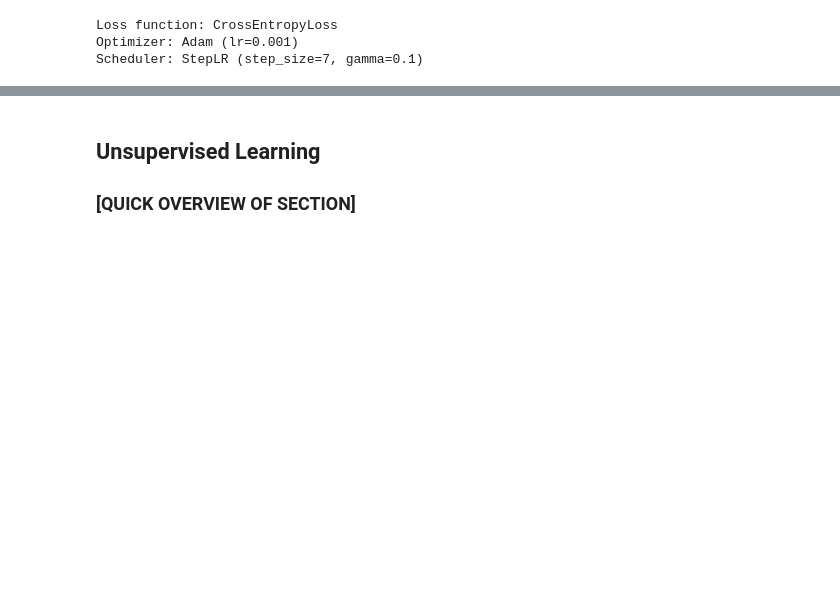
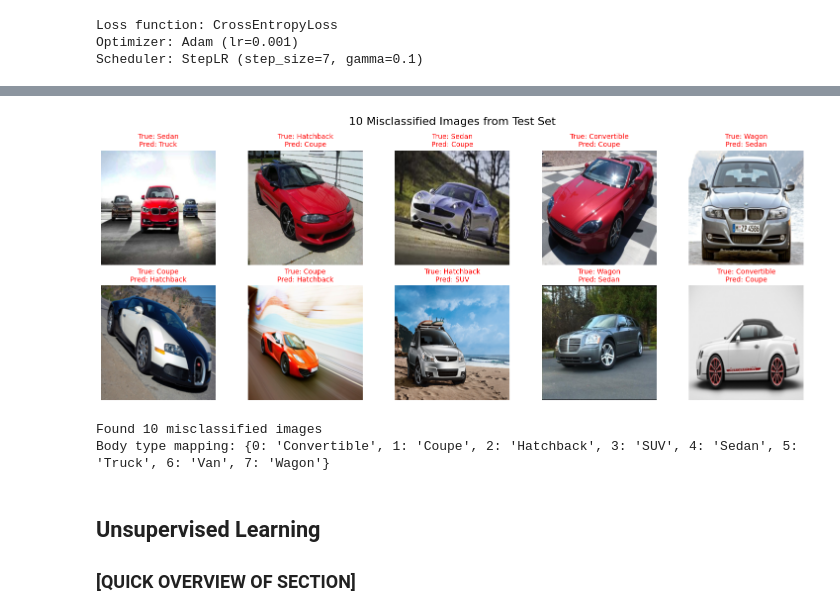
Before and after one commit to jaketakes/cogs118b-final-project, a Jupyter notebook: project.ipynb, the cells around one changed output, grey strips where cells are left out. Saved outputs shown, nothing was run; the diff lists cells and outputs as text; code cells hidden in the pictures; blank space fills up the shorter version.

```diff
--- a/project.ipynb
+++ b/project.ipynb
@@ -199,13 +199,9 @@ class CarsDataset(Dataset):
 
     def __getitem__(self, ind):
         row = self.df.iloc[ind]
-        img_path = ''
-        if 'train' in self.images_dir:
-            img_path = os.path.join(self.images_dir, 'cars_train') # folder is nested /cars_train/cars_train
-        else:
-            img_path = os.path.join(self.images_dir, 'cars_test')
-
-        img_path = os.path.join(img_path, row["filen"]) # path to specific image
+        # images_dir is already the correct path (either the nested cars_train/cars_train or cars_test)
+        # So we just need to join the filename directly
+        img_path = os.path.join(self.images_dir, row["filen"]) # path to specific image
         img = Image.open(img_path).convert('RGB')
         if self.transform is not None:
             img = self.transform(img)
@@ -499,3 +521,73 @@ Test Loss: 0.6363, Test Acc: 83.06%
+# %%
+# Visualize 10 misclassified images from test set
+model.eval()
+misclassified = []
+misclassified_count = 0
+target_count = 10
+
+# Denormalize function for ImageNet normalization (to display images properly)
+def denormalize(tensor, mean=[0.485, 0.456, 0.406], std=[0.229, 0.224, 0.225]):
+    """Denormalize a tensor image"""
+    for t, m, s in zip(tensor, mean, std):
+        t.mul_(s).add_(m)
+    return tensor
+
+with torch.no_grad():
+    for images, labels in test_loader:
+        images = images.to(device)
+        labels = labels.to(device)
+
+        outputs = model(images)
+        _, predicted = torch.max(outputs, 1)
+
+        # Find misclassified images in this batch
+        for i in range(len(labels)):
+            if predicted[i] != labels[i] and misclassified_count < target_count:
+                # Store image, true label, predicted label
+                misclassified.append({
+                    'image': images[i].cpu(),
+                    'true_label': labels[i].cpu().item(),
+                    'predicted_label': predicted[i].cpu().item()
+                })
+                misclassified_count += 1
+
+        if misclassified_count >= target_count:
+            break
+
+# Display the misclassified images
+fig, axes = plt.subplots(2, 5, figsize=(15, 6))
+fig.suptitle('10 Misclassified Images from Test Set', fontsize=16)
+
+for idx, item in enumerate(misclassified):
+    row = idx // 5
+    col = idx % 5
+    ax = axes[row, col]
+
+    # Denormalize and convert to numpy for display
+    img = item['image'].clone()
+    img = denormalize(img)
+    img = torch.clamp(img, 0, 1)  # Clamp to [0, 1]
+    img = img.permute(1, 2, 0).numpy()
+
+    ax.imshow(img)
+    ax.axis('off')
+
+    true_type = idx_to_body_type[item['true_label']]
+    pred_type = idx_to_body_type[item['predicted_label']]
+
+    ax.set_title(f'True: {true_type}\nPred: {pred_type}',
+                 color='red' if true_type != pred_type else 'green',
+                 fontsize=10)
+
+plt.tight_layout()
+plt.show()
+
+print(f"\nFound {len(misclassified)} misclassified images")
+print(f"Body type mapping: {idx_to_body_type}")
+# %% [output]
+[figure, added]
+Found 10 misclassified images
+Body type mapping: {0: 'Convertible', 1: 'Coupe', 2: 'Hatchback', 3: 'SUV', 4: 'Sedan', 5: 'Truck', 6: 'Van', 7: 'Wagon'}
 # %% [markdown]
 ## Unsupervised Learning
 ### [QUICK OVERVIEW OF SECTION]
```
Also changed, not shown: parts of 39 cells of this notebook.
